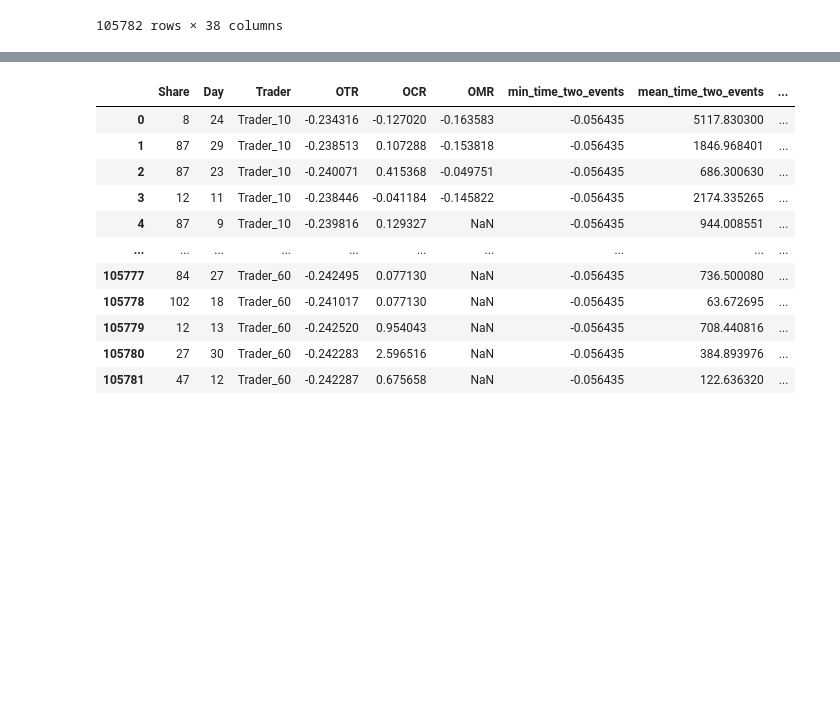
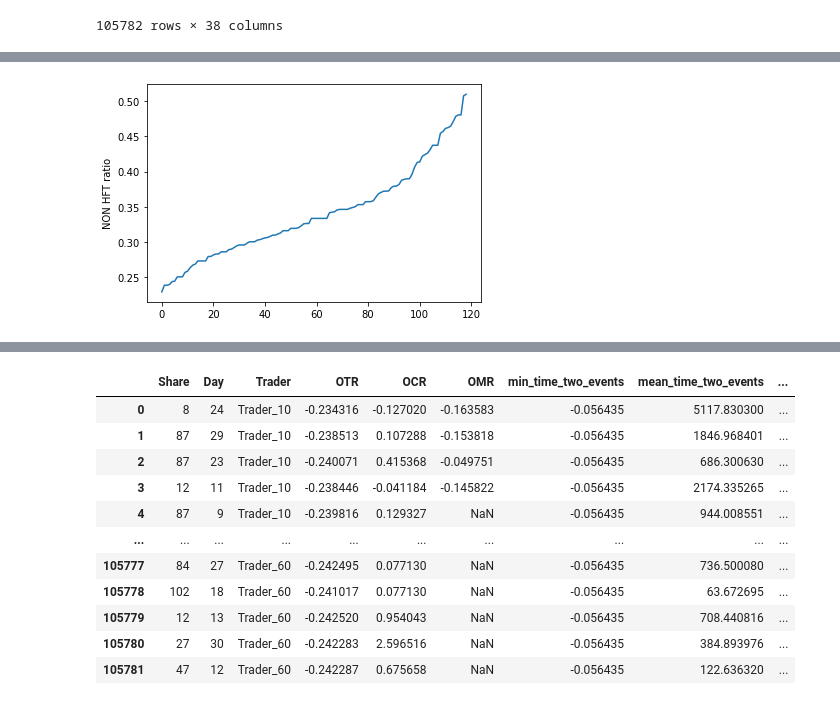
Before and after one commit to dusknight/MAP569_AMF_Challenge, a Jupyter notebook: data_insight.ipynb, the cells around one changed output, grey strips where cells are left out. Cells and saved outputs as stored; diff of their text form; code cells hidden in the pictures; blank space fills up the shorter version.

```diff
--- a/data_insight.ipynb
+++ b/data_insight.ipynb
@@ -37,0 +44,2 @@ x_train
+# %%
+x_train = x_train.join(trader_day_share_count.set_index(['Trader','Share']), on=['Trader','Share'])
@@ -37,0 +97,8 @@ x_train
+# %%
+non_hft_list = [v[2] for v in get_share_trader_distribution(x_train).values()]
+non_hft_list.sort()
+plt.plot(non_hft_list)
+plt.ylabel('NON HFT ratio')
+plt.show()
+# %% [output]
+[figure, added]
```
Also changed, not shown: parts of 19 cells of this notebook, 31 other files.
